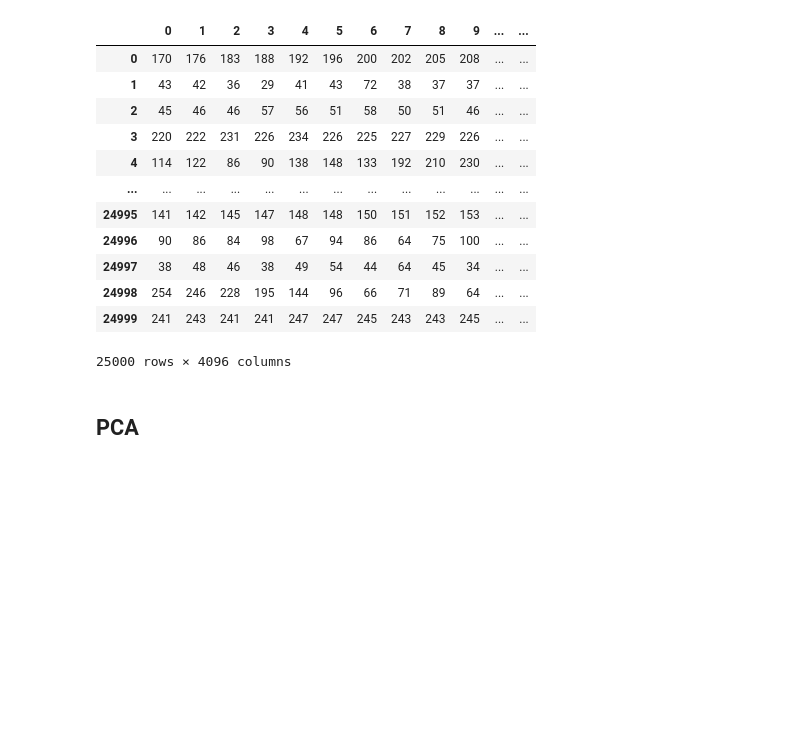
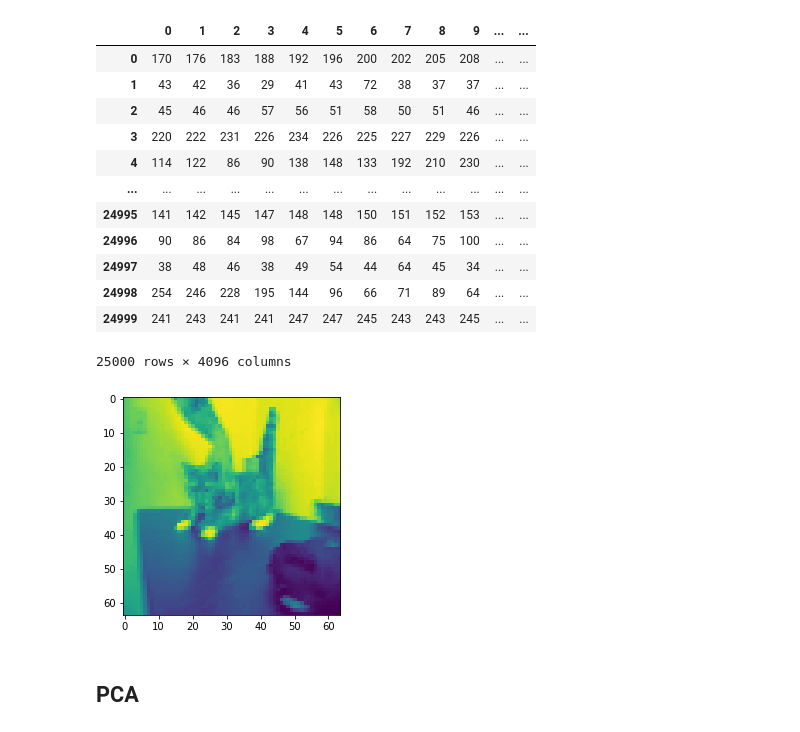
Before and after one commit to itamarKraitman/Data_Visuallization_project, a Jupyter notebook: Untitled.ipynb, the cells around one changed output. Saved outputs shown, nothing was run; the diff lists cells and outputs as text; code cells hidden in the pictures; blank space fills up the shorter version.

Commit message:
displaying image

```diff
--- a/Untitled.ipynb
+++ b/Untitled.ipynb
@@ -67,6 +70,11 @@ pd.DataFrame(data)
 | 24998 | 254 | 246 | 228 | 195 | 144 | 96 | 66 | 71 | 89 | 64 | ... | ... |
 | 24999 | 241 | 243 | 241 | 241 | 247 | 247 | 245 | 243 | 243 | 245 | ... | ... |
 25000 rows × 4096 columns
+# %%
+plt.imshow(data[0].reshape(64,64), interpolation='nearest')
+plt.show()
+# %% [output]
+[figure, added]
 # %% [markdown]
 ## PCA
 # %%
```
Also changed, not shown: parts of 3 cells of this notebook.
